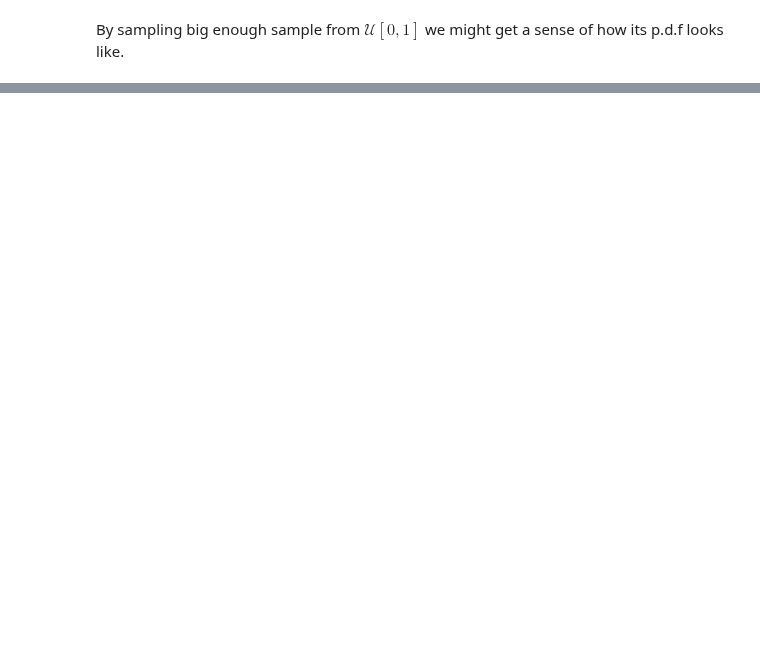
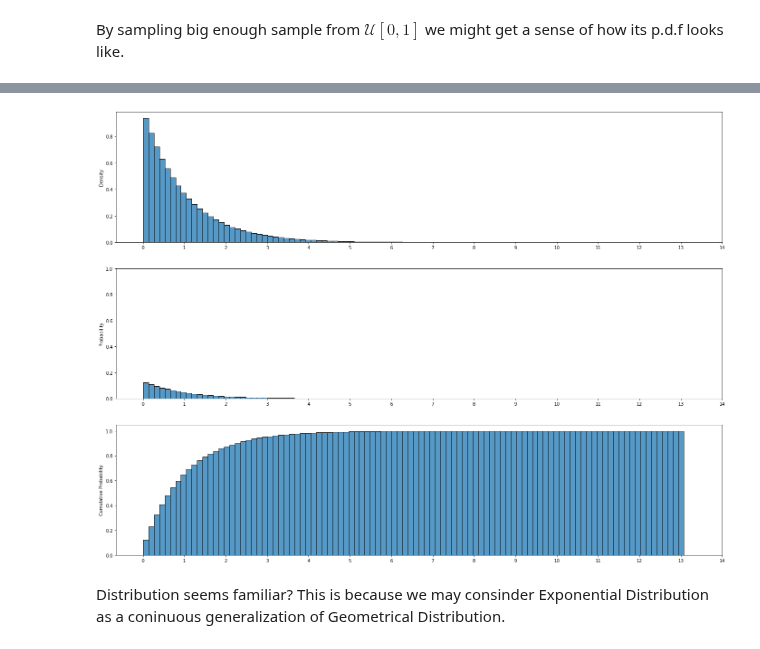
Before and after one commit to datakolektiv/dss03python2023, a Jupyter notebook: session09/dss03_py_session09.ipynb, the cells around one changed output, grey strips where cells are left out. Cells and saved outputs as stored; diff of their text form; code cells hidden in the pictures; blank space fills up the shorter version.

```diff
--- a/session09/dss03_py_session09.ipynb
+++ b/session09/dss03_py_session09.ipynb
@@ -129,0 +317,24 @@ sample_from_uniform(sample_size=10**6)
+# %%
+def sample_from_exponential_hist(beta, sample_size=10**3):
+
+    fig, ax = plt.subplots(3, 1, figsize=(24, 18))
+
+    sample = rng.exponential(scale=beta, size=sample_size)
+
+    sns.histplot(ax=ax[0], x=sample, bins=100, stat='density')
+    sns.histplot(ax=ax[1], x=sample, bins=100, stat='probability')
+    sns.histplot(ax=ax[2], x=sample, bins=100, stat='probability', cumulative=True)
+
+    ax[0].set_xticks(np.arange(0, sample.max() + 1, 1))
+    ax[1].set_xticks(np.arange(0, sample.max() + 1, 1))
+    ax[2].set_xticks(np.arange(0, sample.max() + 1, 1))
+
+    ax[1].set_yticks(np.arange(0, 1.2, .2))
+
+    ax[2].set_ylabel('Cumulative Probability')
+# %%
+sample_from_exponential_hist(beta=1, sample_size=10**6)
+# %% [output]
+[figure, added]
+# %% [markdown]
+Distribution seems familiar? This is because we may consinder Exponential Distribution as a coninuous generalization of Geometrical Distribution.
```
Also changed, not shown: parts of 127 cells of this notebook, 1 other file.
